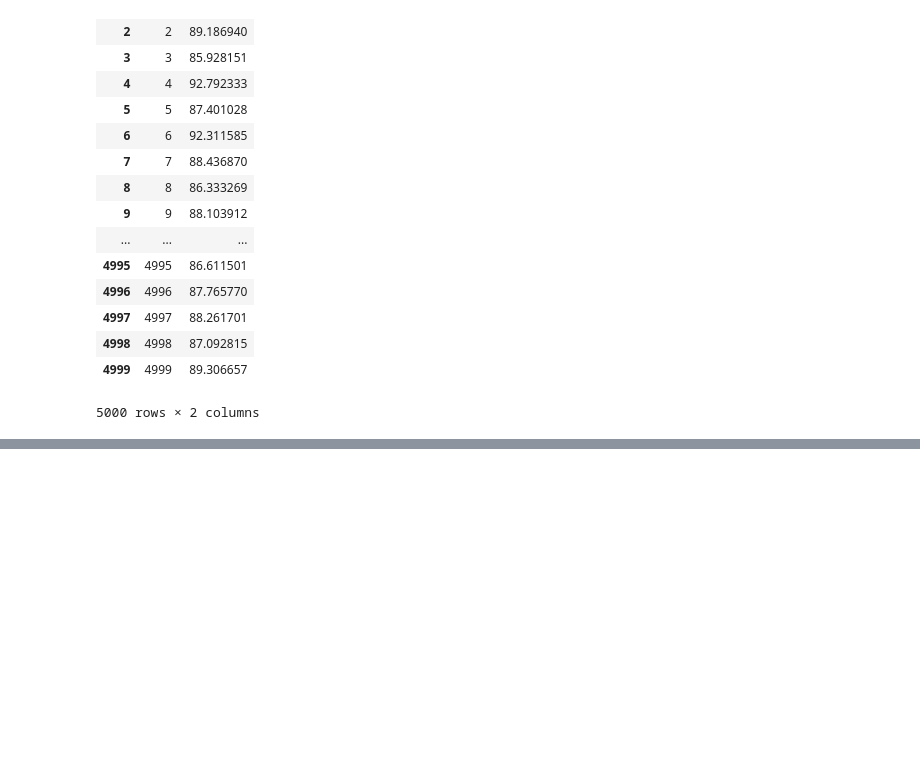
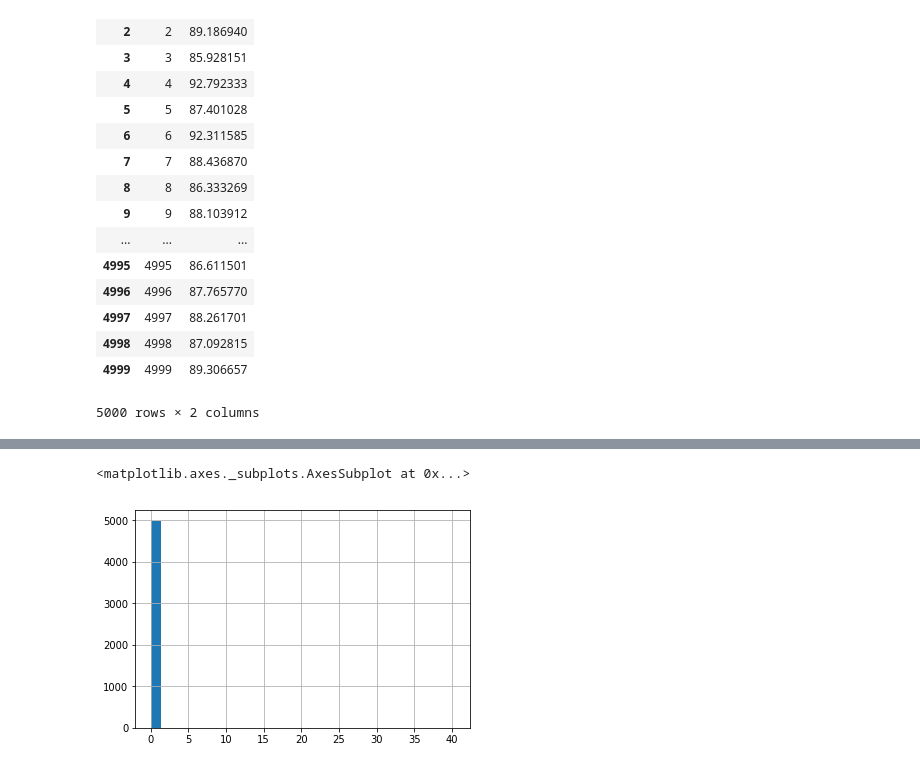
Before and after one commit to caitaozhan/CSE512-homework, a Jupyter notebook: hw2/RidgeRegression.ipynb, the cells around one changed output, grey strips where cells are left out. Cells and saved outputs as stored; diff of their text form; code cells hidden in the pictures; blank space fills up the shorter version.

```diff
--- a/hw2/RidgeRegression.ipynb
+++ b/hw2/RidgeRegression.ipynb
@@ -642,0 +940,5 @@ df_pred.to_csv('data/predTestLabels.csv ', header=True, index=False)
+# %%
+df_train[3].hist(bins=30)
+# %% [output]
+<matplotlib.axes._subplots.AxesSubplot at 0x...>
+[figure, added]
```
Also changed, not shown: parts of 64 cells of this notebook, 5 other files.
